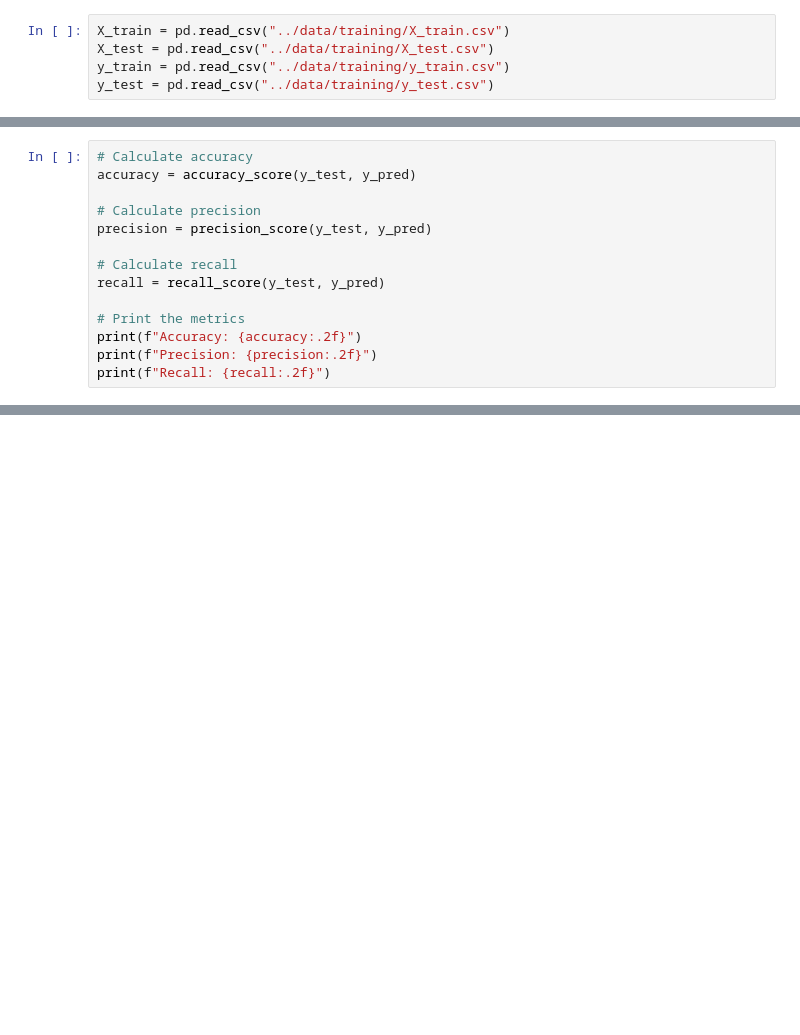
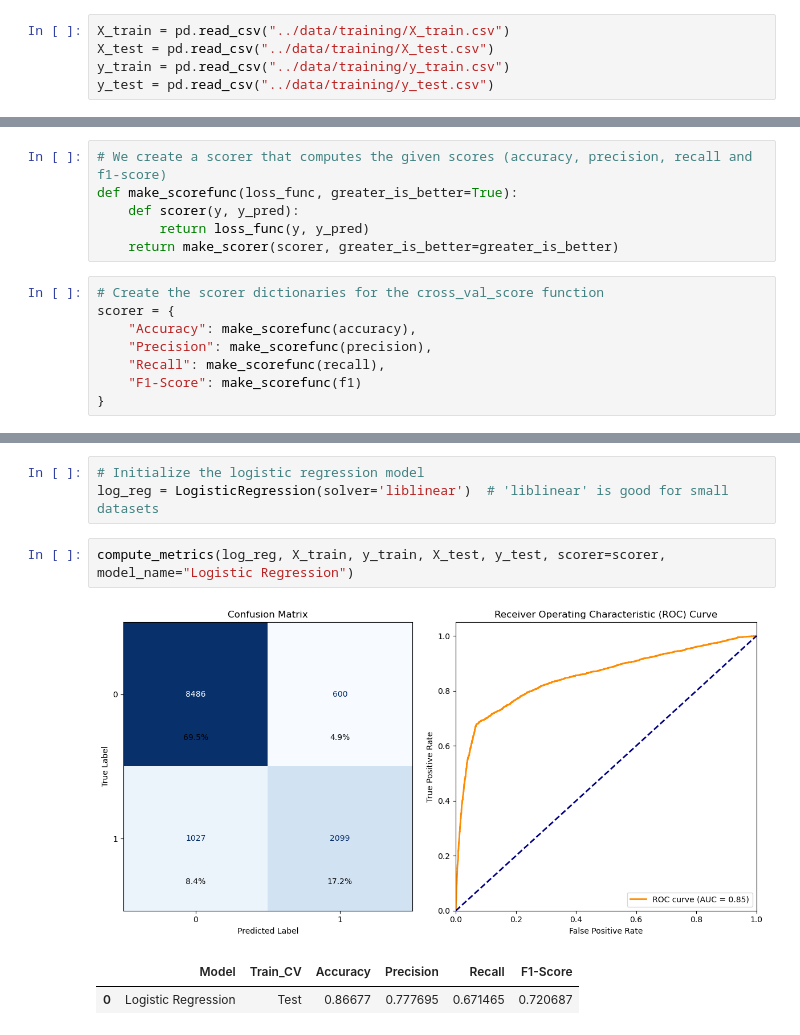
Before and after one commit to GOget42/CS_Group_Project, a Jupyter notebook: Jupyter Notebooks for Data Preprocessing/Modeling.ipynb, the cells around one changed output, grey strips where cells are left out. Saved outputs shown, nothing was run; the diff lists cells and outputs as text; blank space fills up the shorter version.

Commit message:
New Functions for Results

```diff
--- a/Jupyter Notebooks for Data Preprocessing/Modeling.ipynb
+++ b/Jupyter Notebooks for Data Preprocessing/Modeling.ipynb
@@ -74,14 +49,0 @@ plt.show()
-# %%
-# Calculate accuracy
-accuracy = accuracy_score(y_test, y_pred)
-
-# Calculate precision
-precision = precision_score(y_test, y_pred)
-
-# Calculate recall
-recall = recall_score(y_test, y_pred)
-
-# Print the metrics
-print(f"Accuracy: {accuracy:.2f}")
-print(f"Precision: {precision:.2f}")
-print(f"Recall: {recall:.2f}")
@@ -91,0 +60,14 @@ Recall: 0.67
+# %%
+# We create a scorer that computes the given scores (accuracy, precision, recall and f1-score)
+def make_scorefunc(loss_func, greater_is_better=True):
+    def scorer(y, y_pred):
+        return loss_func(y, y_pred)
+    return make_scorer(scorer, greater_is_better=greater_is_better)
+# %%
+# Create the scorer dictionaries for the cross_val_score function
+scorer = {
+    "Accuracy": make_scorefunc(accuracy),
+    "Precision": make_scorefunc(precision),
+    "Recall": make_scorefunc(recall),
+    "F1-Score": make_scorefunc(f1)
+}
@@ -91,0 +140,9 @@ Recall: 0.67
+# %%
+# Initialize the logistic regression model
+log_reg = LogisticRegression(solver='liblinear')  # 'liblinear' is good for small datasets
+# %%
+compute_metrics(log_reg, X_train, y_train, X_test, y_test, scorer=scorer, model_name="Logistic Regression")
+# %% [output]
+[figure, added]
+|  | Model | Train_CV | Accuracy | Precision | Recall | F1-Score |
+| 0 | Logistic Regression | Test | 0.86677 | 0.777695 | 0.671465 | 0.720687 |
```
Also changed, not shown: parts of 15 cells of this notebook.
